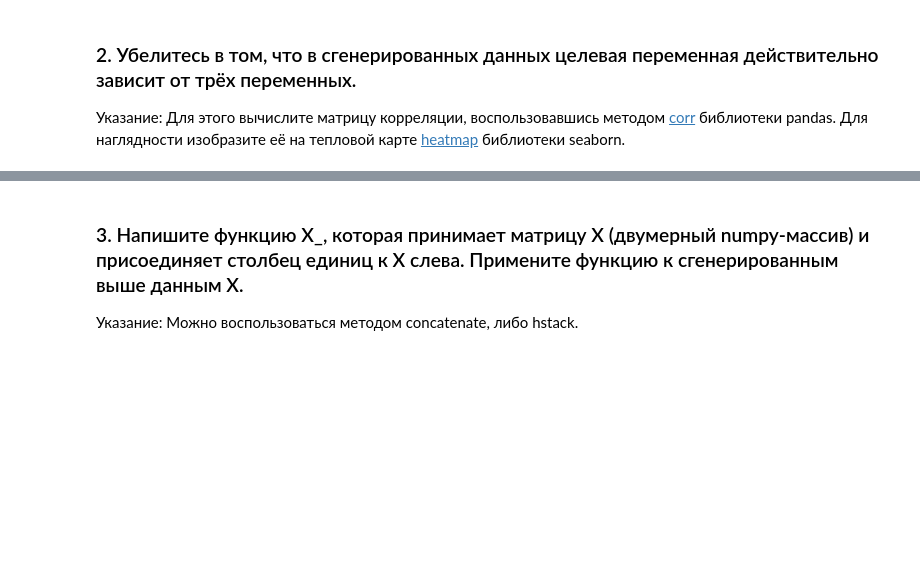
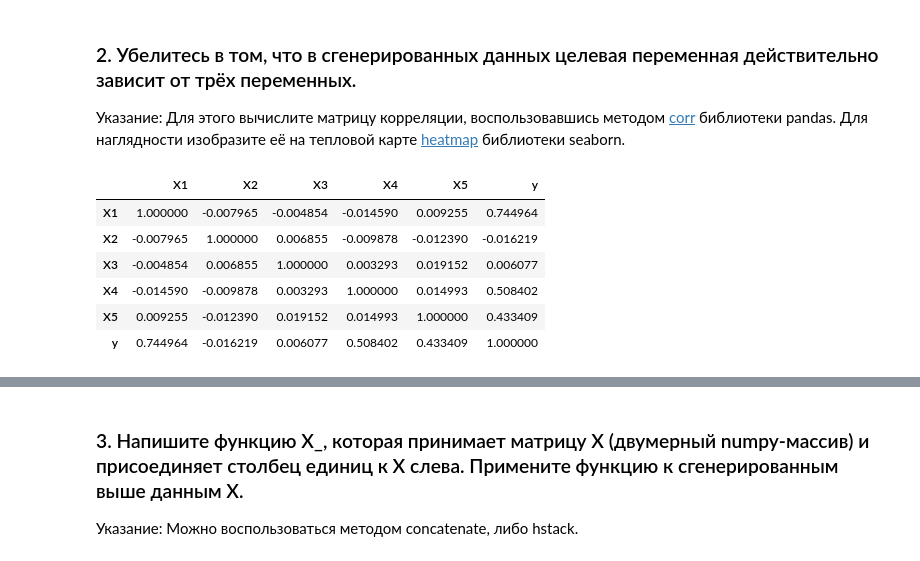
Before and after one commit to Halva773/AIPractice, a Jupyter notebook: ML_FU/4.MultiplieLinearRegression.ipynb, the cells around one changed output, grey strips where cells are left out. Saved outputs shown, nothing was run; the diff lists cells and outputs as text; code cells hidden in the pictures; blank space fills up the shorter version.

```diff
--- a/ML_FU/4.MultiplieLinearRegression.ipynb
+++ b/ML_FU/4.MultiplieLinearRegression.ipynb
@@ -177,3 +235,14 @@ array([28.34273825, 46.0063814 , 16.71776866, 24.63911531, 19.1812038 ])
 # %% [markdown]
 ### 2. Убелитесь в том, что в сгенерированных данных целевая переменная действительно зависит от трёх переменных.
 Указание: Для этого вычислите матрицу корреляции, воспользовавшись методом [corr](https://pandas.pydata.org/docs/reference/api/pandas.DataFrame.corr.html) библиотеки pandas. Для наглядности изобразите её на тепловой карте [heatmap](https://seaborn.pydata.org/generated/seaborn.heatmap.html) библиотеки seaborn.
+# %%
+corr_matrix = df.corr()
+corr_matrix
+# %% [output]
+|  | X1 | X2 | X3 | X4 | X5 | y |
+| X1 | 1.000000 | -0.007965 | -0.004854 | -0.014590 | 0.009255 | 0.744964 |
+| X2 | -0.007965 | 1.000000 | 0.006855 | -0.009878 | -0.012390 | -0.016219 |
+| X3 | -0.004854 | 0.006855 | 1.000000 | 0.003293 | 0.019152 | 0.006077 |
+| X4 | -0.014590 | -0.009878 | 0.003293 | 1.000000 | 0.014993 | 0.508402 |
+| X5 | 0.009255 | -0.012390 | 0.019152 | 0.014993 | 1.000000 | 0.433409 |
+| y | 0.744964 | -0.016219 | 0.006077 | 0.508402 | 0.433409 | 1.000000 |
```
Also changed, not shown: parts of 27 cells of this notebook, 3 other files.
